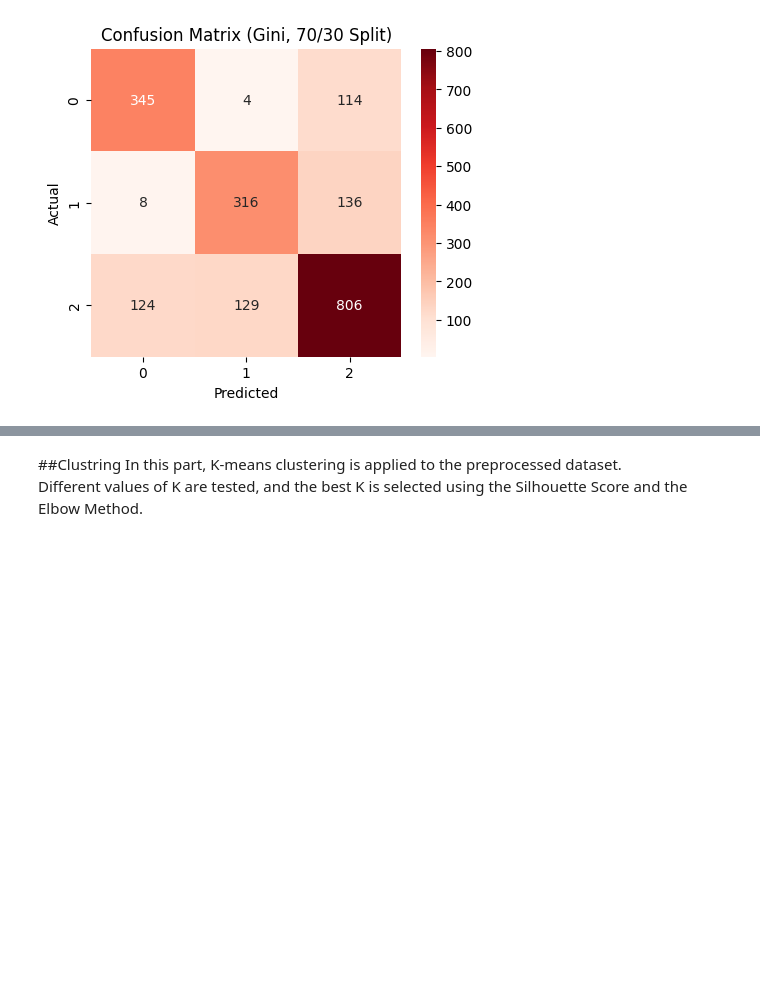
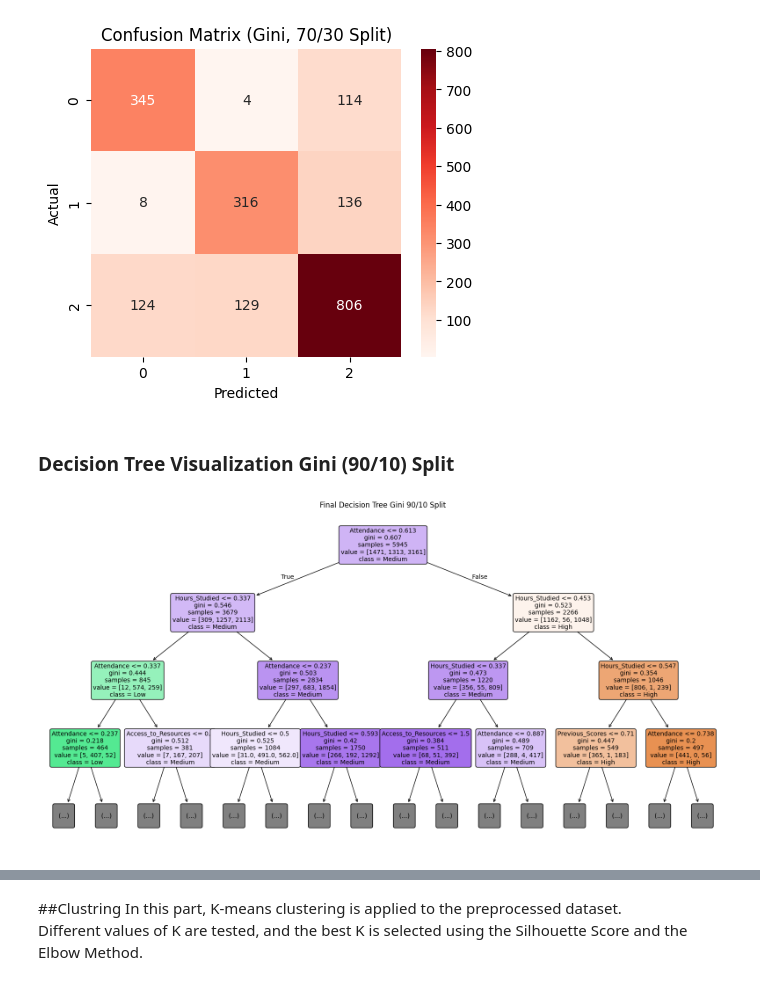
Before and after one commit to leeno-ob/IT326-project, a Jupyter notebook: Phase3.ipynb, the cells around one changed output, grey strips where cells are left out. Saved outputs shown, nothing was run; the diff lists cells and outputs as text; code cells hidden in the pictures; blank space fills up the shorter version.

```diff
--- a/Phase3.ipynb
+++ b/Phase3.ipynb
@@ -186,3 +186,20 @@ plt.ylabel("Actual")
 plt.show()
 # %% [output]
 [figure]
+# %% [markdown]
+### Decision Tree Visualization Gini (90/10) Split
+# %%
+plt.figure(figsize=(20,10))
+plot_tree(
+    gini_model_90,
+    feature_names=X.columns,
+    class_names=[str(c) for c in sorted(y.unique())],
+    filled=True,
+    rounded=True,
+    max_depth=3,
+    fontsize=10
+)
+plt.title("Final Decision Tree Gini 90/10 Split")
+plt.show()
+# %% [output]
+[figure, added]
```
Also changed, not shown: parts of 4 cells of this notebook.
